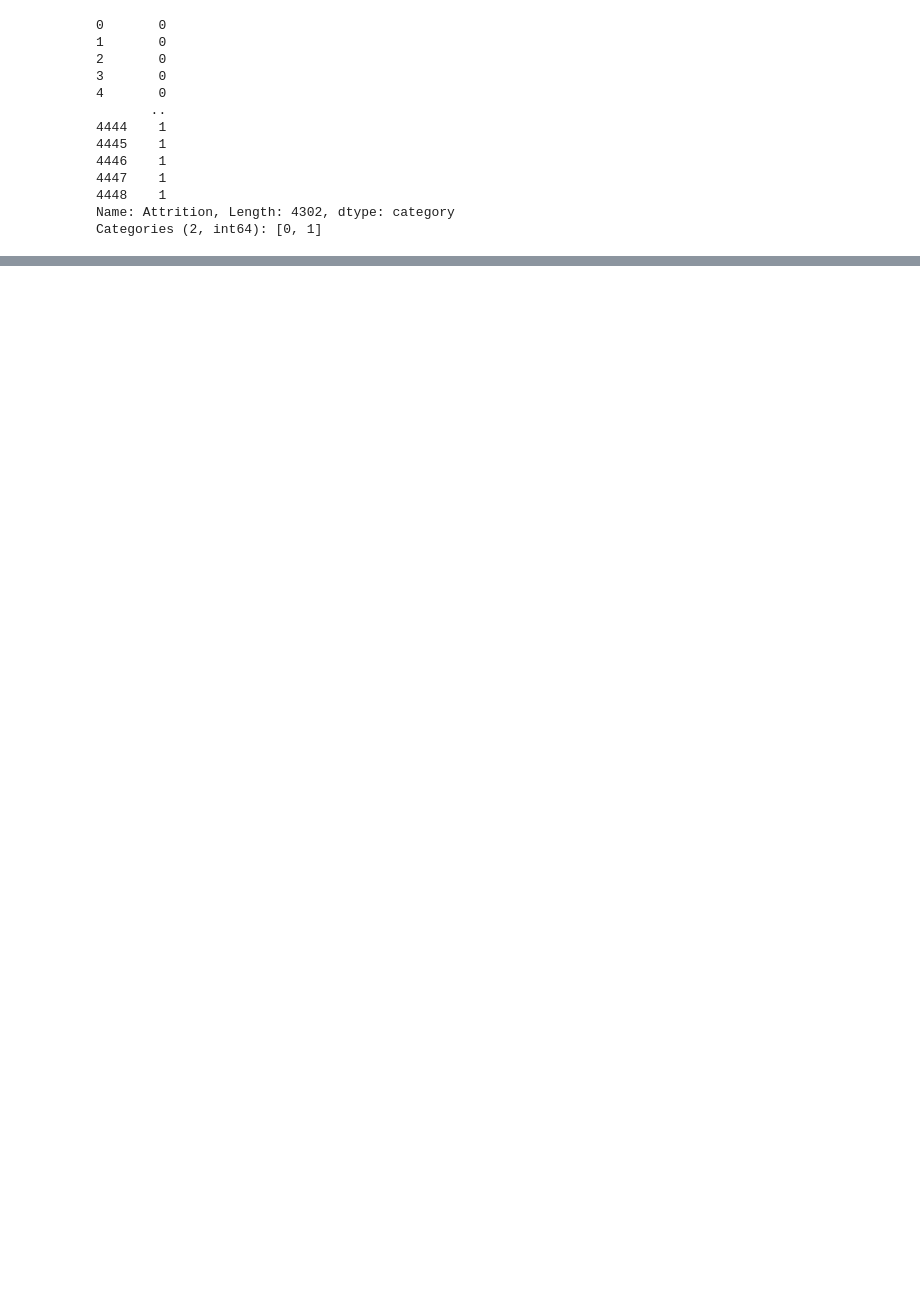
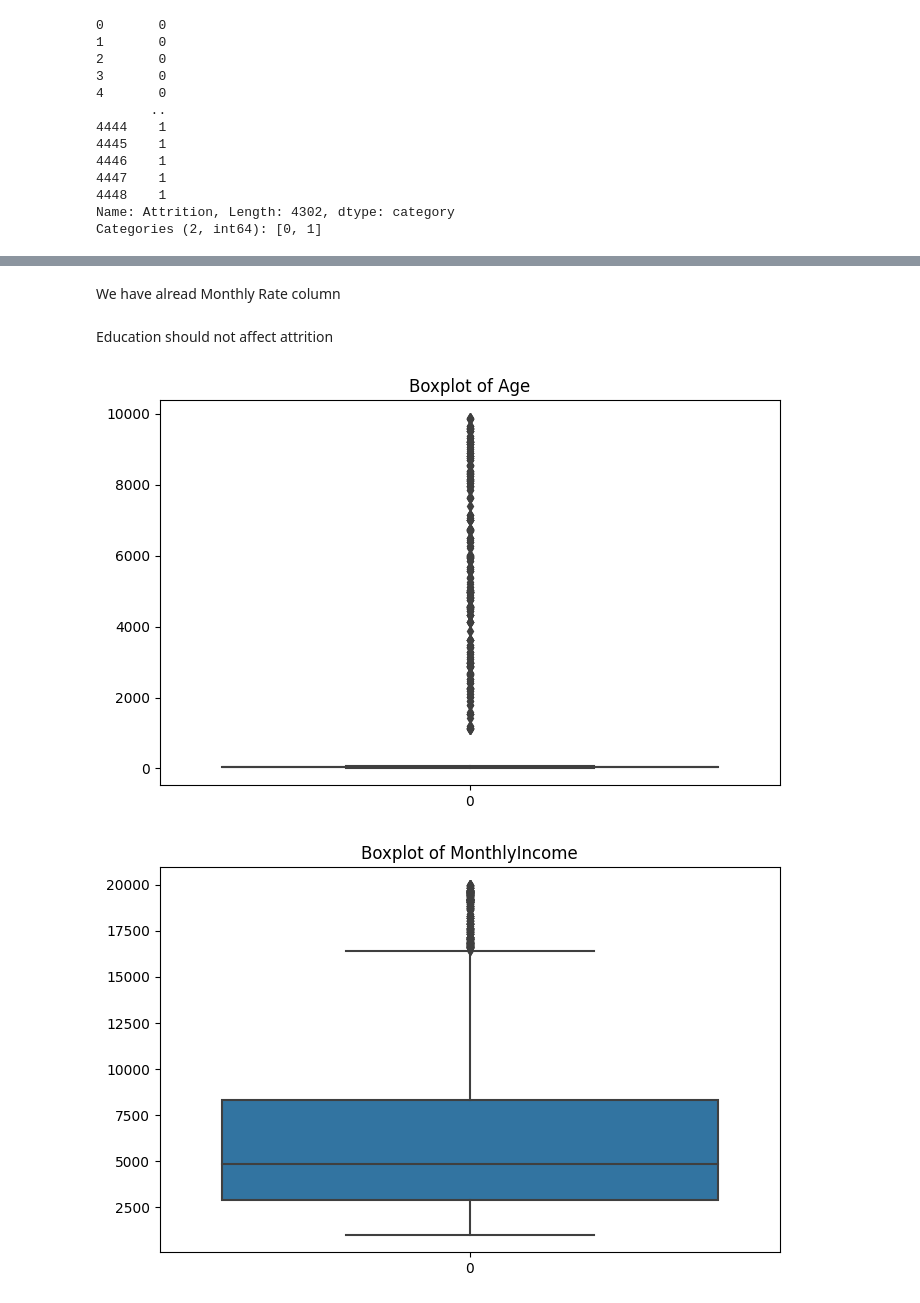
Before and after one commit to kriskalb/Attrition_classification, a Jupyter notebook: Project_classification_attrition.ipynb, the cells around one changed output, grey strips where cells are left out. Saved outputs shown, nothing was run; the diff lists cells and outputs as text; code cells hidden in the pictures; blank space fills up the shorter version.

```diff
--- a/Project_classification_attrition.ipynb
+++ b/Project_classification_attrition.ipynb
@@ -548,0 +596,2 @@ Name: YearsAtCompany, Length: 166, dtype: int64
+# %%
+df = df.drop(columns='EmployeeCount')
@@ -548,0 +620,24 @@ Name: YearsAtCompany, Length: 166, dtype: int64
+# %% [markdown]
+We have alread Monthly Rate column
+# %%
+df = df.drop('HourlyRate', axis=1)
+# %%
+df = df.drop('DailyRate', axis=1)
+# %% [markdown]
+Education should not affect attrition
+# %%
+df = df.drop('Education', axis=1)
+# %%
+import matplotlib.pyplot as plt
+import seaborn as sns
+
+numeric_columns = ['Age', 'MonthlyIncome', 'TotalWorkingYears', 'YearsAtCompany', 'YearsInCurrentRole', 'YearsWithCurrManager']
+
+for column in numeric_columns:
+    plt.figure(figsize=(8, 5))
+    sns.boxplot(data=df[column])
+    plt.title(f"Boxplot of {column}")
+    plt.show()
+# %% [output]
+[figure, added]
+[figure, added]
```
Also changed, not shown: parts of 204 cells of this notebook.
